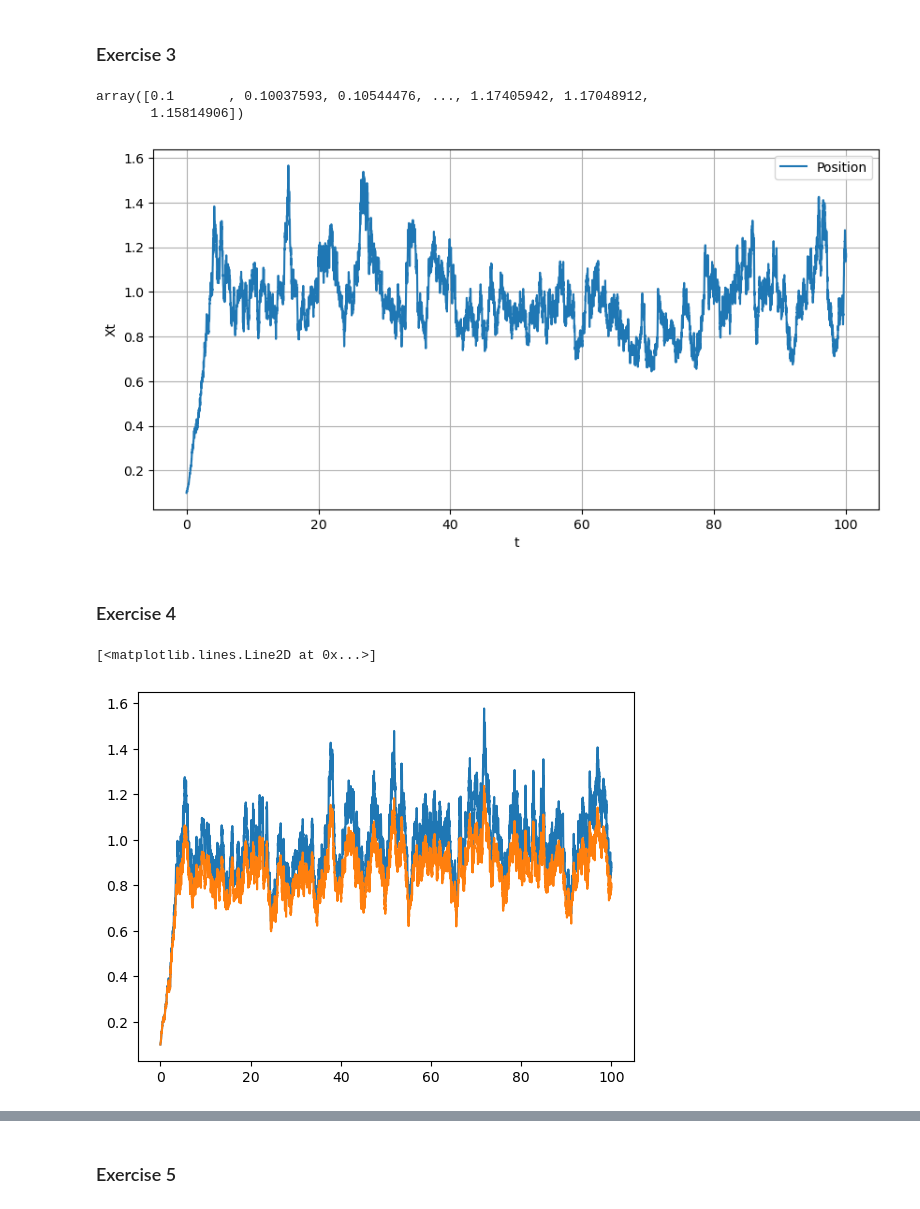
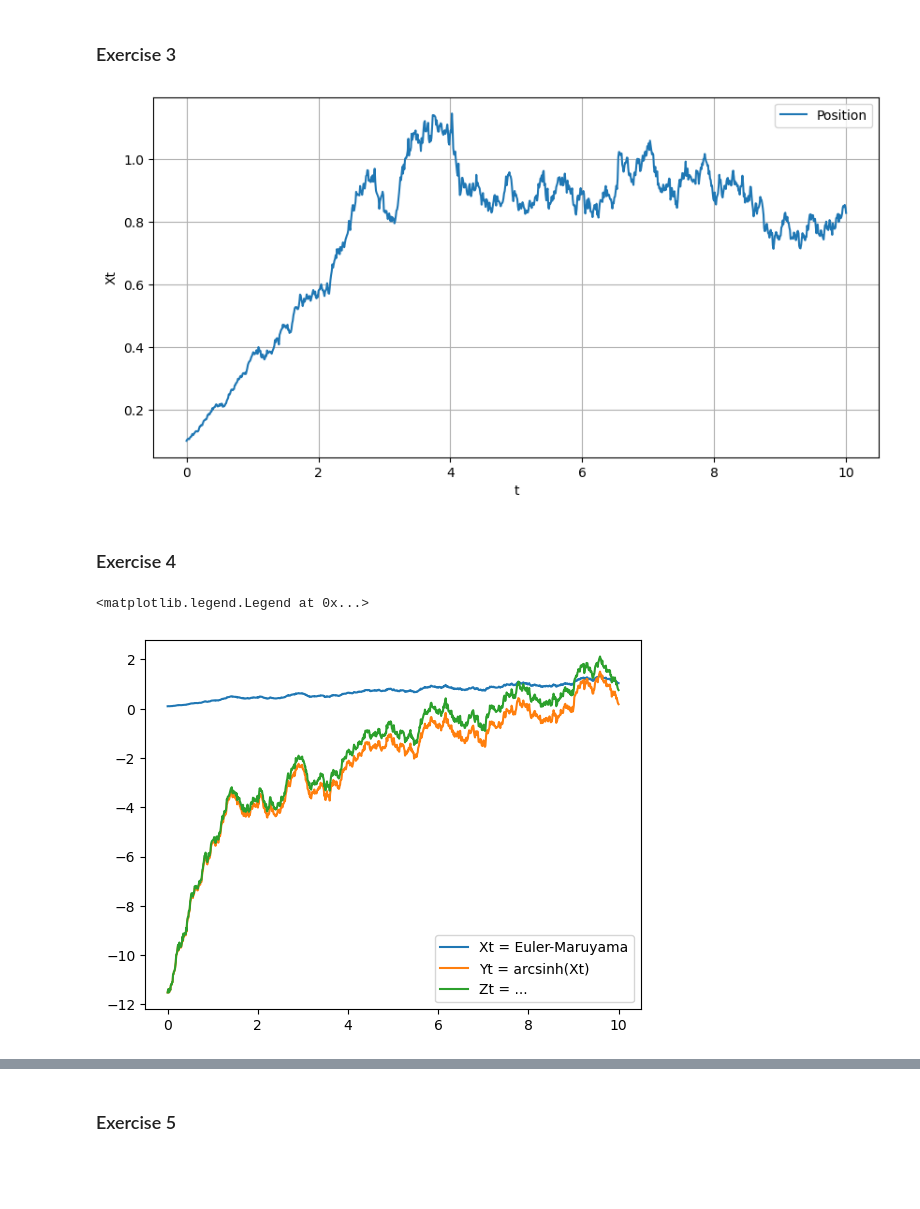
Before and after one commit to muhammadhussain-ops/02425-Diffusions-and-stochastic-differential-equations, a Jupyter notebook: WEEK6.ipynb, the cells around one changed output, grey strips where cells are left out. Saved outputs shown, nothing was run; the diff lists cells and outputs as text; code cells hidden in the pictures; blank space fills up the shorter version.

```diff
--- a/WEEK6.ipynb
+++ b/WEEK6.ipynb
@@ -278,7 +300,7 @@ lmda = 1/2
 gamma = 1
 chsi = 2
 
-T = 100
+T = 10
 dt = 0.01
 x = chsi
 
@@ -287,7 +309,7 @@ x = chsi
 f = lambda x: lmda * (chsi - x)
 g = lambda x: gamma*np.sqrt(np.abs(x))
 
-
+k = 1
 sigma = 0.2
 x = 0.1
 
@@ -304,15 +326,11 @@ def eulersumL(f,g,T,dt,x):
 
     for i in range(1, N):
 
-        X[i] = X[i-1] + X[i-1]*(1-X[i-1])*dt + sigma*X[i-1]*(Bt[i]-Bt[i-1])
+        X[i] = X[i-1] + X[i-1]*(k-X[i-1])*dt + sigma*X[i-1]*(Bt[i]-Bt[i-1])
 
     return t, X
 
 t, XL = eulersumL(f, g, T, dt, x)
-XL
-# %% [output]
-array([0.1       , 0.10037593, 0.10544476, ..., 1.17405942, 1.17048912,
-       1.15814906])
 # %%
 plt.figure(figsize=(10, 5))
 
@@ -325,7 +343,7 @@ plt.grid()
 
 plt.show()
 # %% [output]
-[figure, old version]
+[figure, new version]
 # %% [markdown]
 ### Exercise 4
 # %%
@@ -333,7 +351,7 @@ lmda = 1/2
 gamma = 1
 chsi = 2
 
-T = 100
+T = 10
 dt = 0.01
 x = chsi
 
@@ -358,20 +376,26 @@ def eulersumL(f,g,T,dt,x):
     t = np.linspace(0, T, N)
     X = np.zeros(N)
     Y = np.zeros(N)
+    Z = np.zeros(N)
     X[0] = x
-    Y[0] = np.arcsinh(x)
+    Y[0] = np.log(x)/sigma
+    Z[0] = np.log(x)/sigma
 
 
     for i in range(1, N):
 
         X[i] = X[i-1] + X[i-1]*(1-X[i-1])*dt + sigma*X[i-1]*(Bt[i]-Bt[i-1])
-        Y[i] = np.arcsinh(X[i])
-    return t, X, Y
+        Y[i] = Y[i-1] + ((1-np.exp(sigma*Y[i-1]))/sigma - sigma/2)*dt + (Bt[i]-Bt[i-1])
+        Z[i] = Z[i-1] + 1/(sigma*X[i-1]) * (X[i]-X[i-1]) - 1/2 * 1/sigma*X[i-1]**2 * sigma**2 * X[i]**2 * dt
 
-t, XL, YL = eulersumL(f, g, T, dt, x)
+    return t, X, Y, Z
+
+t, XL, YL, ZL = eulersumL(f, g, T, dt, x)
 # %%
 plt.plot(t, XL, label="Xt = Euler-Maruyama")
 plt.plot(t, YL, label="Yt = arcsinh(Xt)")
+plt.plot(t, ZL, label="Zt = ...")
+plt.legend()
 # %% [output]
-[<matplotlib.lines.Line2D at 0x...>]
+<matplotlib.legend.Legend at 0x...>
-[figure, old version]
+[figure, new version]
```
Also changed, not shown: parts of 8 cells of this notebook.
